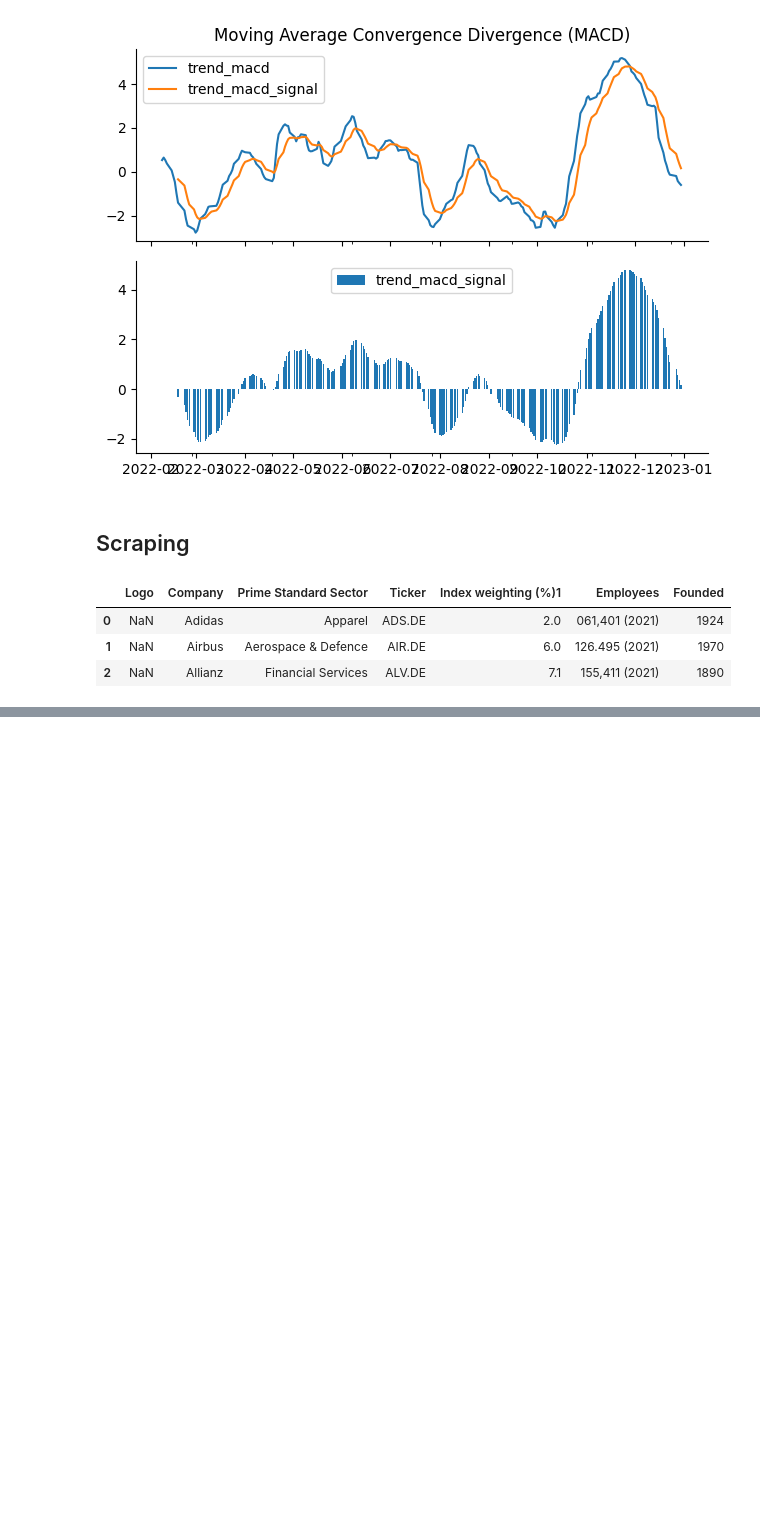
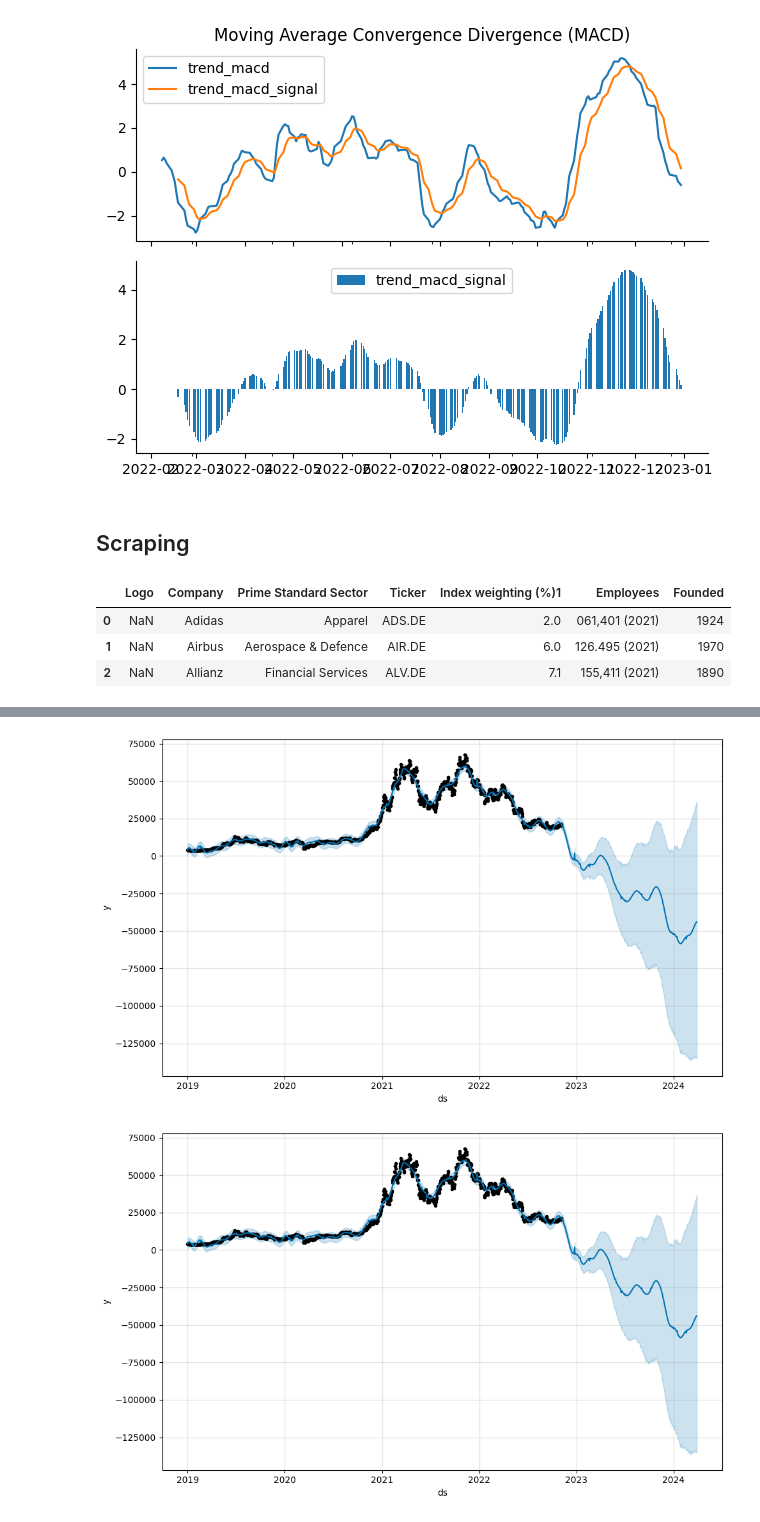
Before and after one commit to JosueAfouda/FinanceAPP, a Jupyter notebook: essai.ipynb, the cells around one changed output, grey strips where cells are left out. Cells and saved outputs as stored; diff of their text form; code cells hidden in the pictures; blank space fills up the shorter version.

```diff
--- a/essai.ipynb
+++ b/essai.ipynb
@@ -258,0 +294,5 @@ def get_cac40_components():
+# %%
+btc_close = df[['Close']]
+btc_close = btc_close.reset_index(drop=False)
+btc_close.columns = ['ds', 'y']
+btc_close
@@ -258,0 +325,5 @@ def get_cac40_components():
+# %%
+# Train/Test split
+train_indices = btc_close['ds'] < "2022-11-07"
+btc_train = btc_close[train_indices]
+btc_test = btc_close[~train_indices].reset_index(drop=True)
@@ -258,0 +403,10 @@ def get_cac40_components():
+# %%
+# Create and fit the model
+prophet = Prophet(
+    changepoint_range=0.9
+)
+prophet.add_country_holidays(country_name="US")
+prophet.add_seasonality(name="annual",
+                        period=365,
+                        fourier_order=5)
+prophet.fit(btc_train)
@@ -258,0 +437,7 @@ def get_cac40_components():
+# %%
+btc_future = prophet.make_future_dataframe(
+    periods=len(btc_test),
+    freq="B" # Business Days
+)
+btc_pred = prophet.predict(btc_future)
+btc_pred
@@ -258,0 +458,5 @@ def get_cac40_components():
+# %%
+prophet.plot(btc_pred)
+# %% [output]
+[figure, added]
+[figure, added]
```
Also changed, not shown: parts of 28 cells of this notebook, 5 other files.
